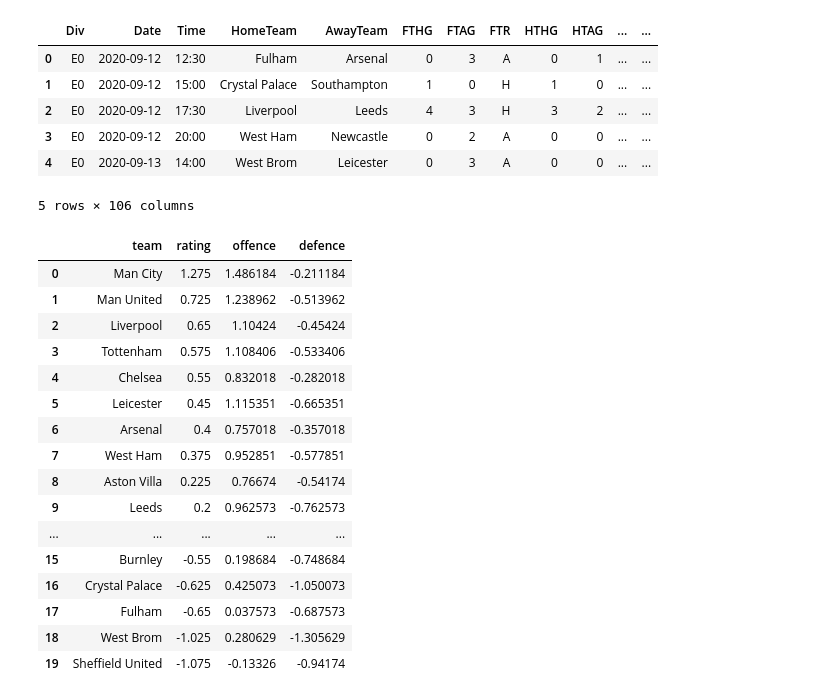
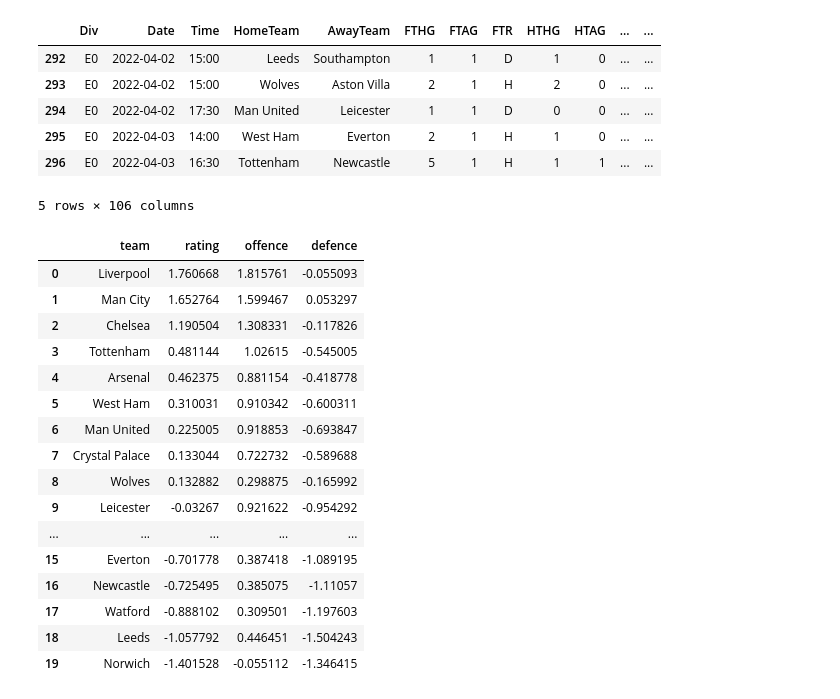
Before and after one commit to martineastwood/penaltyblog, a Jupyter notebook: examples/massey_ratings.ipynb, the cells around one changed output. Saved outputs shown, nothing was run; the diff lists cells and outputs as text; code cells hidden in the pictures.

```diff
--- a/examples/massey_ratings.ipynb
+++ b/examples/massey_ratings.ipynb
@@ -4,33 +4,33 @@ import sys
 sys.path.append("../")
 import penaltyblog as pb
 # %%
-df = pb.footballdata.fetch_data("england", 2020, 0)
-df.head()
+df = pb.footballdata.fetch_data("england", 2021, 0)
+df.tail()
 # %% [output]
 |  | Div | Date | Time | HomeTeam | AwayTeam | FTHG | FTAG | FTR | HTHG | HTAG | ... | ... |
-| 0 | E0 | 2020-09-12 | 12:30 | Fulham | Arsenal | 0 | 3 | A | 0 | 1 | ... | ... |
-| 1 | E0 | 2020-09-12 | 15:00 | Crystal Palace | Southampton | 1 | 0 | H | 1 | 0 | ... | ... |
-| 2 | E0 | 2020-09-12 | 17:30 | Liverpool | Leeds | 4 | 3 | H | 3 | 2 | ... | ... |
-| 3 | E0 | 2020-09-12 | 20:00 | West Ham | Newcastle | 0 | 2 | A | 0 | 0 | ... | ... |
-| 4 | E0 | 2020-09-13 | 14:00 | West Brom | Leicester | 0 | 3 | A | 0 | 0 | ... | ... |
+| 292 | E0 | 2022-04-02 | 15:00 | Leeds | Southampton | 1 | 1 | D | 1 | 0 | ... | ... |
+| 293 | E0 | 2022-04-02 | 15:00 | Wolves | Aston Villa | 2 | 1 | H | 2 | 0 | ... | ... |
+| 294 | E0 | 2022-04-02 | 17:30 | Man United | Leicester | 1 | 1 | D | 0 | 0 | ... | ... |
+| 295 | E0 | 2022-04-03 | 14:00 | West Ham | Everton | 2 | 1 | H | 1 | 0 | ... | ... |
+| 296 | E0 | 2022-04-03 | 16:30 | Tottenham | Newcastle | 5 | 1 | H | 1 | 1 | ... | ... |
 5 rows × 106 columns
 # %%
-pb.ratings.massey(df["FTHG"], df["FTAG"], df["HomeTeam"], df["AwayTeam"])
+pb.massey.ratings(df["FTHG"], df["FTAG"], df["HomeTeam"], df["AwayTeam"])
 # %% [output]
 |  | team | rating | offence | defence |
-| 0 | Man City | 1.275 | 1.486184 | -0.211184 |
-| 1 | Man United | 0.725 | 1.238962 | -0.513962 |
-| 2 | Liverpool | 0.65 | 1.10424 | -0.45424 |
-| 3 | Tottenham | 0.575 | 1.108406 | -0.533406 |
-| 4 | Chelsea | 0.55 | 0.832018 | -0.282018 |
-| 5 | Leicester | 0.45 | 1.115351 | -0.665351 |
-| 6 | Arsenal | 0.4 | 0.757018 | -0.357018 |
-| 7 | West Ham | 0.375 | 0.952851 | -0.577851 |
-| 8 | Aston Villa | 0.225 | 0.76674 | -0.54174 |
-| 9 | Leeds | 0.2 | 0.962573 | -0.762573 |
+| 0 | Liverpool | 1.760668 | 1.815761 | -0.055093 |
+| 1 | Man City | 1.652764 | 1.599467 | 0.053297 |
+| 2 | Chelsea | 1.190504 | 1.308331 | -0.117826 |
+| 3 | Tottenham | 0.481144 | 1.02615 | -0.545005 |
+| 4 | Arsenal | 0.462375 | 0.881154 | -0.418778 |
+| 5 | West Ham | 0.310031 | 0.910342 | -0.600311 |
+| 6 | Man United | 0.225005 | 0.918853 | -0.693847 |
+| 7 | Crystal Palace | 0.133044 | 0.722732 | -0.589688 |
+| 8 | Wolves | 0.132882 | 0.298875 | -0.165992 |
+| 9 | Leicester | -0.03267 | 0.921622 | -0.954292 |
 | ... | ... | ... | ... | ... |
-| 15 | Burnley | -0.55 | 0.198684 | -0.748684 |
-| 16 | Crystal Palace | -0.625 | 0.425073 | -1.050073 |
-| 17 | Fulham | -0.65 | 0.037573 | -0.687573 |
-| 18 | West Brom | -1.025 | 0.280629 | -1.305629 |
-| 19 | Sheffield United | -1.075 | -0.13326 | -0.94174 |
+| 15 | Everton | -0.701778 | 0.387418 | -1.089195 |
+| 16 | Newcastle | -0.725495 | 0.385075 | -1.11057 |
+| 17 | Watford | -0.888102 | 0.309501 | -1.197603 |
+| 18 | Leeds | -1.057792 | 0.446451 | -1.504243 |
+| 19 | Norwich | -1.401528 | -0.055112 | -1.346415 |
```
Also changed, not shown: parts of 3 cells of this notebook, 30 other files.
